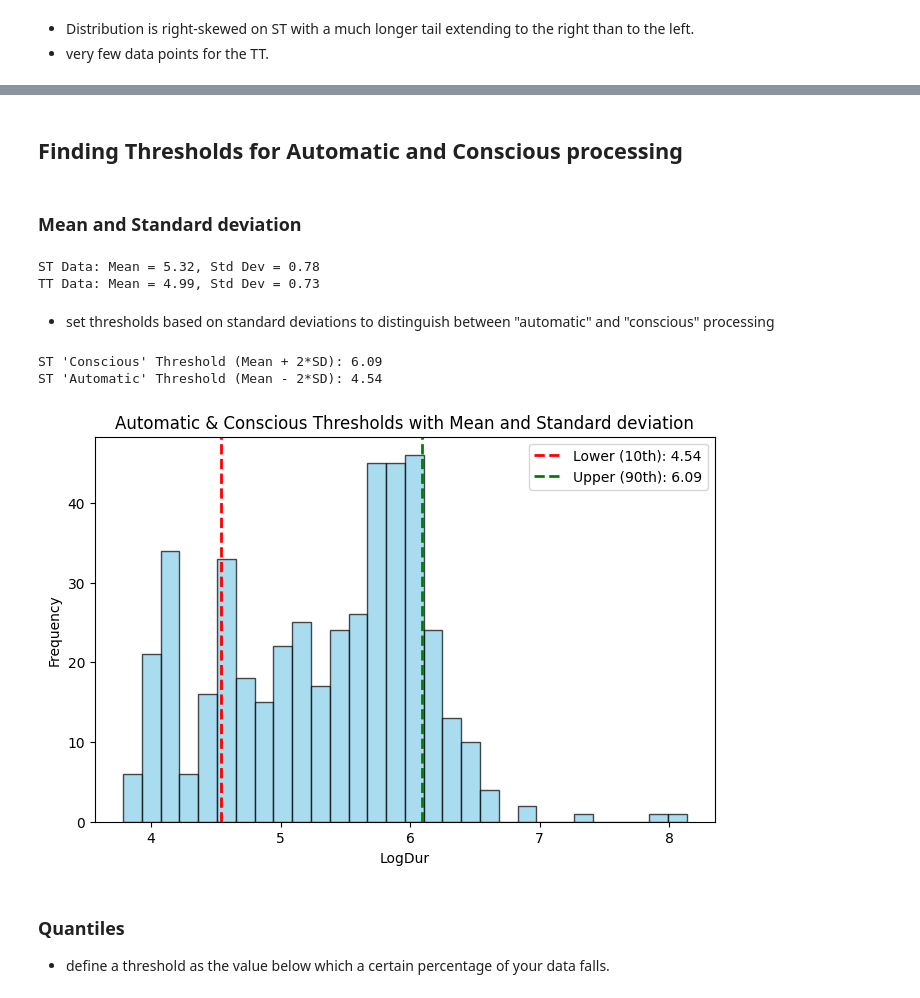
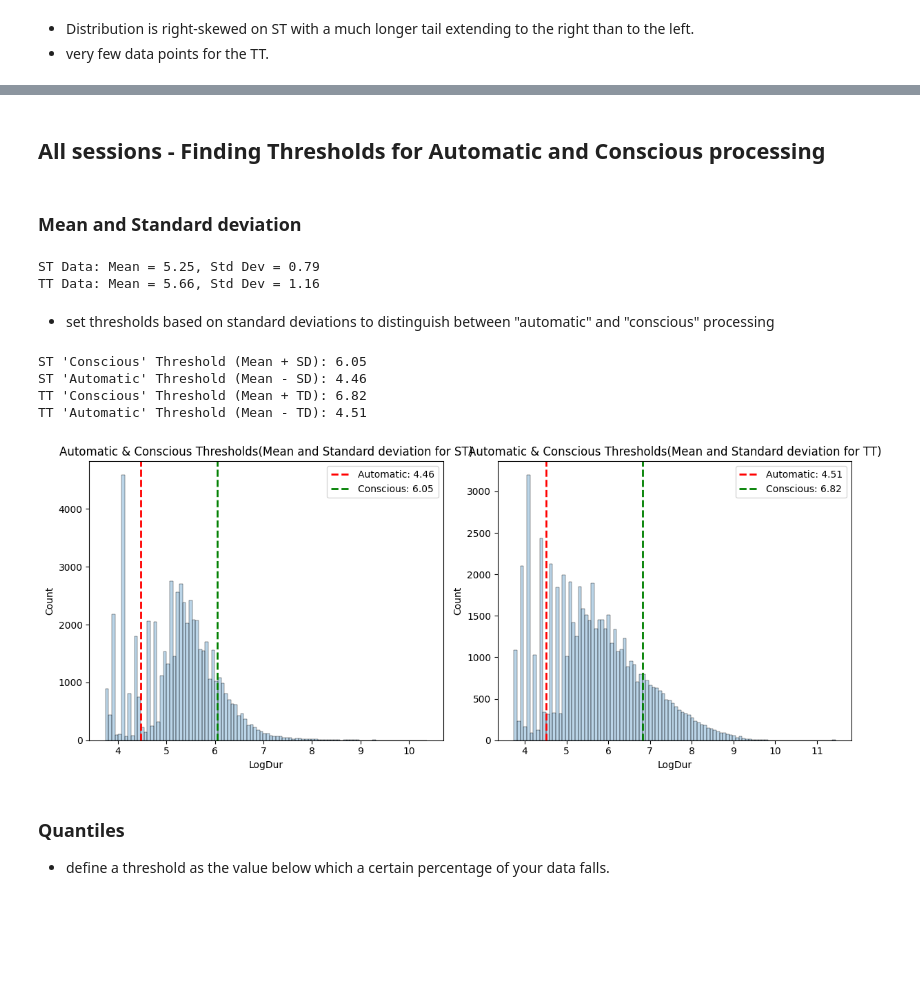
Before and after one commit to Critt-Kent/Key-Gaze-Correlation, a Jupyter notebook: Key-Gaze-correlation.ipynb, the cells around one changed output, grey strips where cells are left out. Drawn from its saved outputs; the diff is of its cells as text; code cells hidden in the pictures; blank space fills up the shorter version.

Commit message:
Thresholds for all sessions

```diff
--- a/Key-Gaze-correlation.ipynb
+++ b/Key-Gaze-correlation.ipynb
@@ -57,6 +57,6 @@ AUdf.shape
 (490, 73)
 # %%
 FDdf['StudySession'] = FDdf['Study'] + '-' + FDdf['Session']
-FDdf = FDdf.drop_duplicates(subset = ['StudySession'])
+#FDdf = FDdf.drop_duplicates(subset = ['StudySession'])
 FDdf.shape
 # %% [output]
@@ -101,7 +101,7 @@ FDst = FDdf[FDdf.Win == 1].copy()
 FDtt = FDdf[FDdf.Win == 2].copy()
 
 FDst['StudySessionFirst'] = FDst['StudySession'] + FDst['SGid'].astype(str)
-FDtt['StudySessionFirst'] = FDtt['StudySession'] + FDtt['SGid'].astype(str)
+FDtt['StudySessionFirst'] = FDtt['StudySession'] + FDtt['TGid'].astype(str)
 
 FDst_first = FDst.drop_duplicates(subset=['StudySessionFirst'], keep='first')
 FDtt_first = FDtt.drop_duplicates(subset=['StudySessionFirst'], keep='first')
@@ -140,5 +124,5 @@ plt.show()
 # %% [markdown]
-## Finding Thresholds for Automatic and Conscious processing
+##  All sessions - Finding Thresholds for Automatic and Conscious processing
 # %% [markdown]
 ### Mean and Standard deviation
 # %%
@@ -152,43 +136,62 @@ std_tt = FDtt_first['LogDur'].std()
 print(f"ST Data: Mean = {mean_st:.2f}, Std Dev = {std_st:.2f}")
 print(f"TT Data: Mean = {mean_tt:.2f}, Std Dev = {std_tt:.2f}")
 # %% [output]
-ST Data: Mean = 5.32, Std Dev = 0.78
-TT Data: Mean = 4.99, Std Dev = 0.73
+ST Data: Mean = 5.25, Std Dev = 0.79
+TT Data: Mean = 5.66, Std Dev = 1.16
 # %% [markdown]
 - set thresholds based on standard deviations to distinguish between "automatic" and "conscious" processing
 # %%
 # Calculate the upper and lower threshold for ST data
+
 # threshold_st_upper = mean_st + (2 * std_st)
 # print(f"ST 'Conscious' Threshold (Mean + 2*SD): {threshold_st_upper:.2f}")
 
 # threshold_st_lower = mean_st - (2 * std_st)
 # print(f"ST 'Automatic' Threshold (Mean - 2*SD): {threshold_st_lower:.2f}")
 
+# threshold_tt_upper = mean_tt + (2 * std_tt)
+# print(f"TT 'Conscious' Threshold (Mean + 2*TD): {threshold_tt_upper:.2f}")
+
+# threshold_tt_lower = mean_tt - (2 * std_tt)
+# print(f"TT 'Automatic' Threshold (Mean - 2*TD): {threshold_tt_lower:.2f}")
+
 threshold_st_upper = mean_st + std_st
-print(f"ST 'Conscious' Threshold (Mean + 2*SD): {threshold_st_upper:.2f}")
+print(f"ST 'Conscious' Threshold (Mean + SD): {threshold_st_upper:.2f}")
 
 threshold_st_lower = mean_st - std_st
-print(f"ST 'Automatic' Threshold (Mean - 2*SD): {threshold_st_lower:.2f}")
+print(f"ST 'Automatic' Threshold (Mean - SD): {threshold_st_lower:.2f}")
+
+threshold_tt_upper = mean_tt + std_tt
+print(f"TT 'Conscious' Threshold (Mean + TD): {threshold_tt_upper:.2f}")
+
+threshold_tt_lower = mean_tt - std_tt
+print(f"TT 'Automatic' Threshold (Mean - TD): {threshold_tt_lower:.2f}")
 # %% [output]
-ST 'Conscious' Threshold (Mean + 2*SD): 6.09
-ST 'Automatic' Threshold (Mean - 2*SD): 4.54
+ST 'Conscious' Threshold (Mean + SD): 6.05
+ST 'Automatic' Threshold (Mean - SD): 4.46
+TT 'Conscious' Threshold (Mean + TD): 6.82
+TT 'Automatic' Threshold (Mean - TD): 4.51
 # %%
 import matplotlib.pyplot as plt
 
-plt.figure(figsize=(8,5))
-plt.hist(FDst_first['LogDur'], bins=30, color='skyblue', edgecolor='black', alpha=0.7)
+fig, (ax1, ax2) = plt.subplots(1, 2, figsize=(12, 5))
 
-# Mark thresholds
-plt.axvline(threshold_st_lower, color='red', linestyle='--', linewidth=2, label=f'Lower (10th): {threshold_st_lower:.2f}')
-plt.axvline(threshold_st_upper, color='green', linestyle='--', linewidth=2, label=f'Upper (90th): {threshold_st_upper:.2f}')
+sns.histplot(data=FDst_first, x='LogDur', alpha=0.3, bins=100, ax=ax1)
+ax1.axvline(threshold_st_lower, color='red', linestyle='--', linewidth=2, label=f'Automatic: {threshold_st_lower:.2f}')
+ax1.axvline(threshold_st_upper, color='green', linestyle='--', linewidth=2, label=f'Conscious: {threshold_st_upper:.2f}')
+ax1.set_title('Automatic & Conscious Thresholds(Mean and Standard deviation for ST)')
+ax1.legend()
 
-plt.xlabel("LogDur")
-plt.ylabel("Frequency")
-plt.title("Automatic & Conscious Thresholds with Mean and Standard deviation")
-plt.legend()
+sns.histplot(data=FDtt_first, x='LogDur', alpha=0.3, bins=100, ax=ax2)
+ax2.axvline(threshold_tt_lower, color='red', linestyle='--', linewidth=2, label=f'Automatic: {threshold_tt_lower:.2f}')
+ax2.axvline(threshold_tt_upper, color='green', linestyle='--', linewidth=2, label=f'Conscious: {threshold_tt_upper:.2f}')
+ax2.set_title('Automatic & Conscious Thresholds(Mean and Standard deviation for TT)')
+ax2.legend()
+
+fig.tight_layout()
 plt.show()
 # %% [output]
-[figure, old version]
+[figure, new version]
 # %% [markdown]
 ### Quantiles
 - define a threshold as the value below which a certain percentage of your data falls.
```
Also changed, not shown: parts of 14 cells of this notebook.
